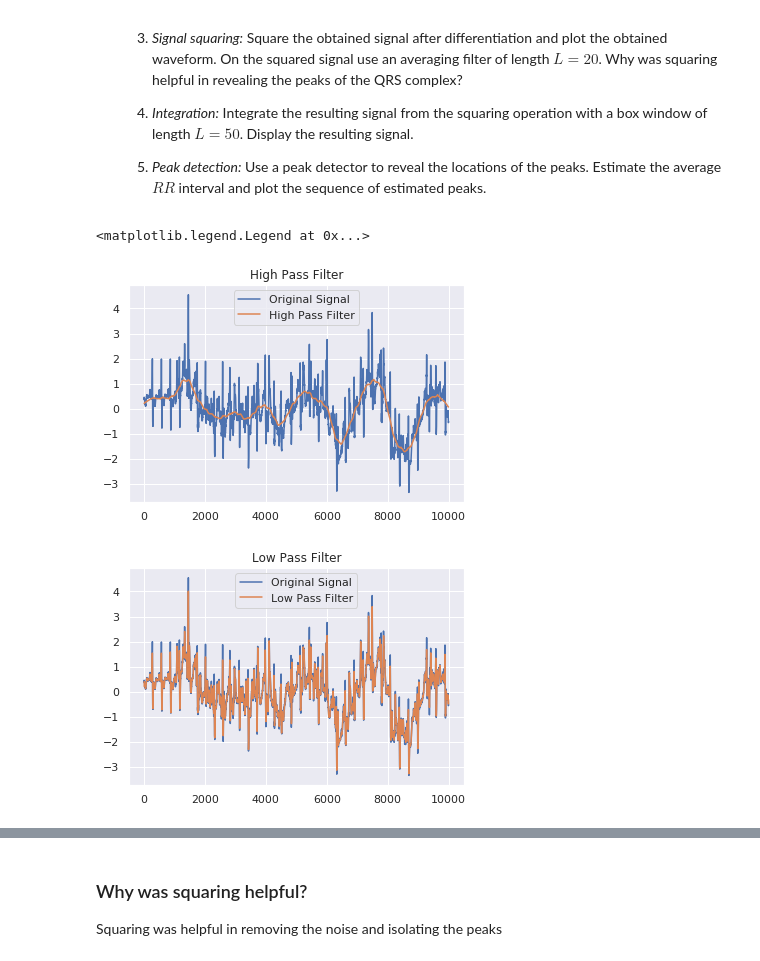
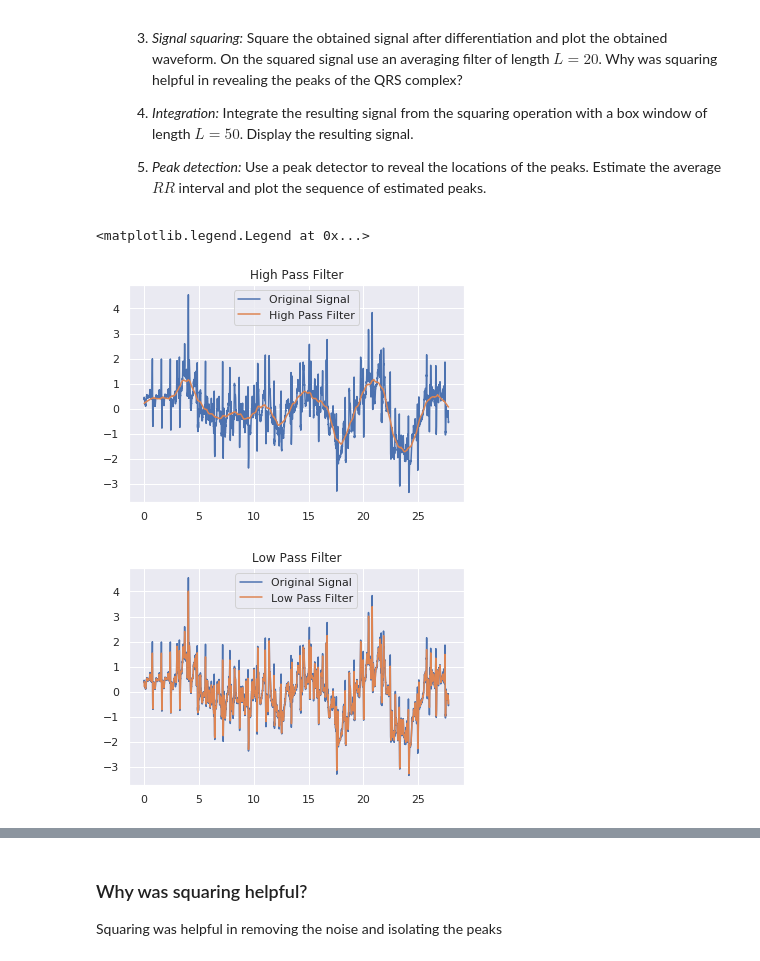
Before and after one commit to varose99/ds4bme, a Jupyter notebook: ecglab.ipynb, the cells around one changed output, grey strips where cells are left out. Saved outputs shown, nothing was run; the diff lists cells and outputs as text; code cells hidden in the pictures.

```diff
--- a/ecglab.ipynb
+++ b/ecglab.ipynb
@@ -243,30 +256,30 @@ Text(0, 0.5, 'Voltage')
 # %%
 # ...
 
 # Highpass Filtering
 L = 500
 square = [1]*L
 triangle = np.convolve(square,square,mode='same')
 triangle_normal = triangle/sum(triangle)
 #plt.plot(triangle_normal)
 plt.figure()
 plt.title('High Pass Filter')
 H_filter = np.convolve(triangle_normal,voltage,mode='same')
-plt.plot(voltage)
-plt.plot(H_filter)
+plt.plot(time, voltage)
+plt.plot(time, H_filter)
 plt.legend(['Original Signal','High Pass Filter'])
 # Lowpass Filtering
 plt.figure()
 box = [0.1]*10
 plt.title('Low Pass Filter')
 L_filter = np.convolve(box,voltage,mode='same')
-plt.plot(voltage)
-plt.plot(L_filter)
+plt.plot(time, voltage)
+plt.plot(time, L_filter)
 plt.legend(['Original Signal','Low Pass Filter'])
 # %% [output]
 <matplotlib.legend.Legend at 0x...>
-[figure, old version]
+[figure, new version]
-[figure, old version]
+[figure, new version]
 # %%
 dn = [1/8, 2/8, 0, -2/8, -1/8]
 diff = np.convolve(dn,voltage,mode='same')
```
Also changed, not shown: parts of 11 cells of this notebook.
